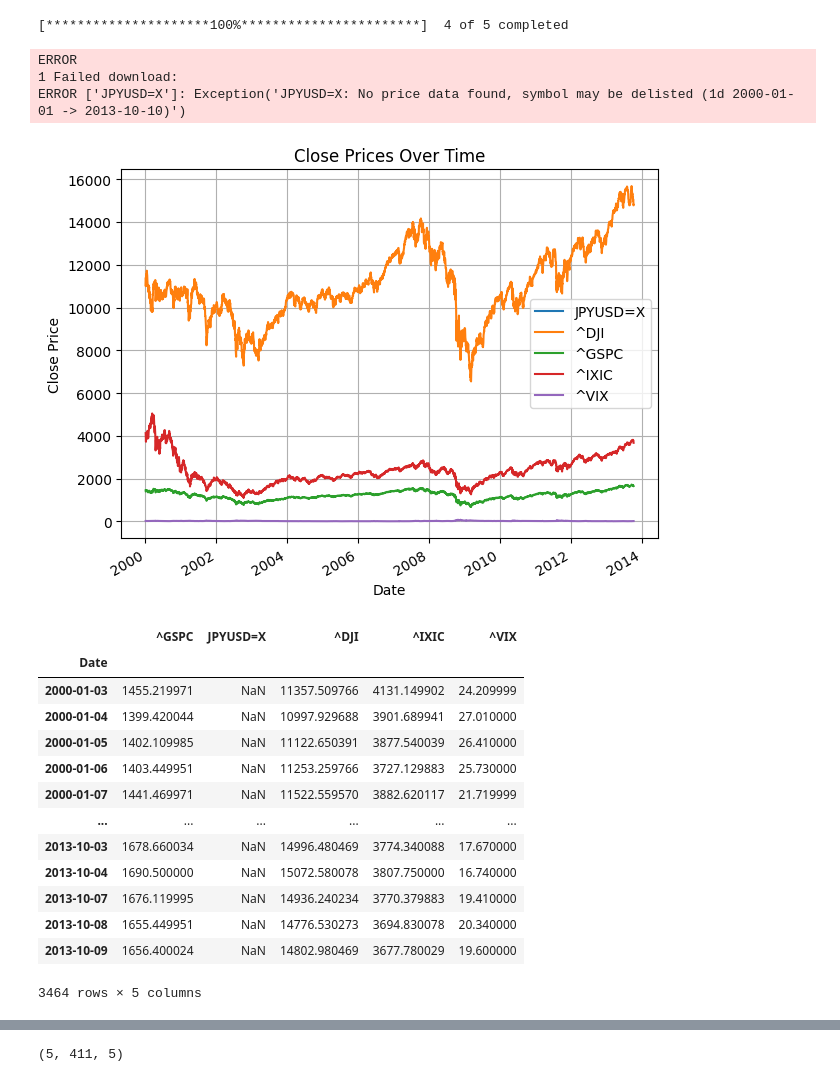
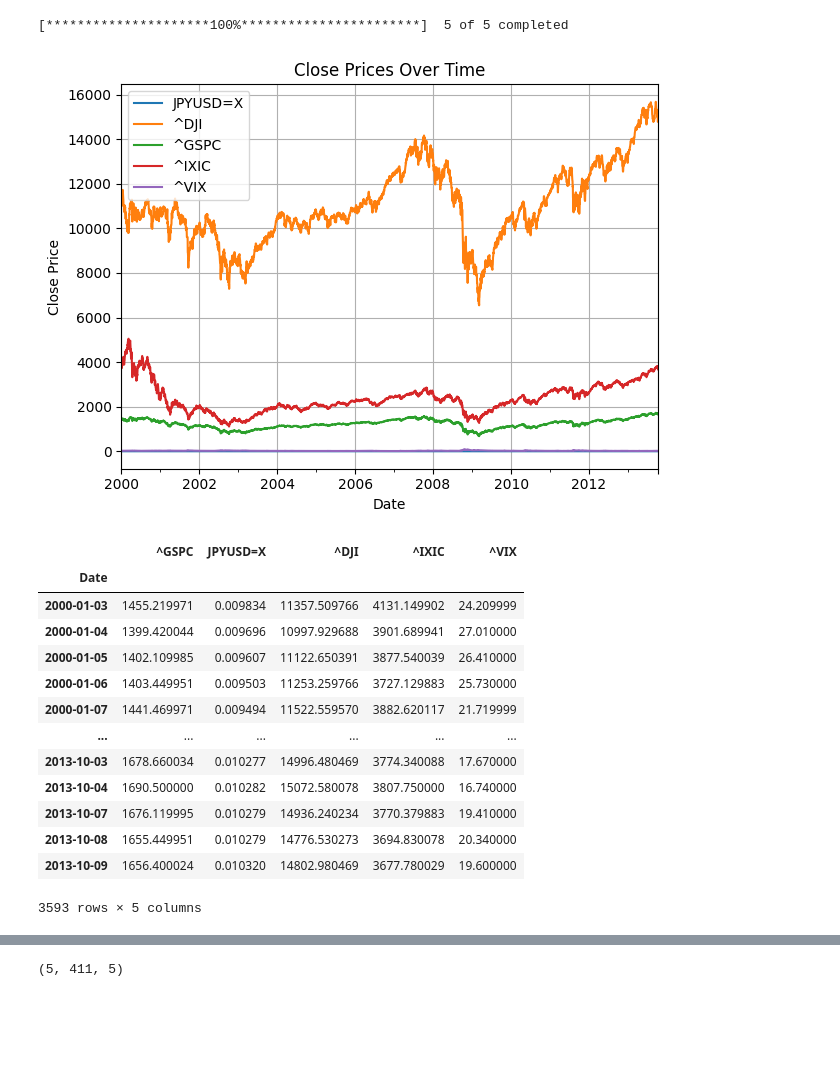
Before and after one commit to TiesHRL/DyART, a Jupyter notebook: Code/step_by_step.ipynb, the cells around one changed output, grey strips where cells are left out. Drawn from its saved outputs; the diff is of its cells as text; code cells hidden in the pictures; blank space fills up the shorter version.

Commit message:
main_code to be run, with small error on params

```diff
--- a/Code/step_by_step.ipynb
+++ b/Code/step_by_step.ipynb
@@ -88,38 +88,38 @@ import matplotlib.pyplot as plt
 def fetch_financial_data(tickers, start_date='2000-01-01', end_date='2013-10-10'):
     data = yf.download(tickers, start=start_date, end=end_date)
     return data['Close']
 
 # List of tickers
 # Replace 'TIPS_TICKER' with the actual ticker for the TIPS you are interested in
 tickers = ["^GSPC", "^IXIC", "^DJI","JPYUSD=X", "^VIX"] # , "GBPUSD=X", "EURUSD=X",
 data = fetch_financial_data(tickers)
 
 # Data cleaning: fill NaN values using forward fill method
 data_filled = data.fillna(method='ffill')
 def fill_leading_nans_with_one(series):
     first_valid = series.first_valid_index()
     if first_valid is not None:
         series[:first_valid] = 1
     return series
 # Ensure indexes match across the board
 # data_filled = data_filled.dropna()
 
 # Plot
 for column in data_filled.columns:
     data_filled[column].plot(label=column)
 plt.title("Close Prices Over Time")
 plt.xlabel("Date")
 plt.ylabel("Close Price")
 plt.legend()
 plt.grid(True)
 plt.tight_layout()
 plt.show()
+cols = ['^GSPC'] + [col for col in data_filled if col != '^GSPC']
+data_filled = data_filled[cols]
+data_filled
 # %% [output]
-[*********************100%***********************]  4 of 5 completed
+[*********************100%***********************]  5 of 5 completed
-ERROR
-1 Failed download:
-ERROR ['JPYUSD=X']: Exception('JPYUSD=X: No price data found, symbol may be delisted (1d 2000-01-01 -> 2013-10-10)')
-[figure, old version]
+[figure, new version]
 # %%
 cols = ['^GSPC'] + [col for col in data_filled if col != '^GSPC']
 data_filled = data_filled[cols]
@@ -127,18 +127,18 @@ data_filled
 # %% [output]
 |  | ^GSPC | JPYUSD=X | ^DJI | ^IXIC | ^VIX |
 | Date |  |  |  |  |  |
-| 2000-01-03 | 1455.219971 | NaN | 11357.509766 | 4131.149902 | 24.209999 |
-| 2000-01-04 | 1399.420044 | NaN | 10997.929688 | 3901.689941 | 27.010000 |
-| 2000-01-05 | 1402.109985 | NaN | 11122.650391 | 3877.540039 | 26.410000 |
-| 2000-01-06 | 1403.449951 | NaN | 11253.259766 | 3727.129883 | 25.730000 |
-| 2000-01-07 | 1441.469971 | NaN | 11522.559570 | 3882.620117 | 21.719999 |
+| 2000-01-03 | 1455.219971 | 0.009834 | 11357.509766 | 4131.149902 | 24.209999 |
+| 2000-01-04 | 1399.420044 | 0.009696 | 10997.929688 | 3901.689941 | 27.010000 |
+| 2000-01-05 | 1402.109985 | 0.009607 | 11122.650391 | 3877.540039 | 26.410000 |
+| 2000-01-06 | 1403.449951 | 0.009503 | 11253.259766 | 3727.129883 | 25.730000 |
+| 2000-01-07 | 1441.469971 | 0.009494 | 11522.559570 | 3882.620117 | 21.719999 |
 | ... | ... | ... | ... | ... | ... |
-| 2013-10-03 | 1678.660034 | NaN | 14996.480469 | 3774.340088 | 17.670000 |
-| 2013-10-04 | 1690.500000 | NaN | 15072.580078 | 3807.750000 | 16.740000 |
-| 2013-10-07 | 1676.119995 | NaN | 14936.240234 | 3770.379883 | 19.410000 |
-| 2013-10-08 | 1655.449951 | NaN | 14776.530273 | 3694.830078 | 20.340000 |
-| 2013-10-09 | 1656.400024 | NaN | 14802.980469 | 3677.780029 | 19.600000 |
+| 2013-10-03 | 1678.660034 | 0.010277 | 14996.480469 | 3774.340088 | 17.670000 |
+| 2013-10-04 | 1690.500000 | 0.010282 | 15072.580078 | 3807.750000 | 16.740000 |
+| 2013-10-07 | 1676.119995 | 0.010279 | 14936.240234 | 3770.379883 | 19.410000 |
+| 2013-10-08 | 1655.449951 | 0.010279 | 14776.530273 | 3694.830078 | 20.340000 |
+| 2013-10-09 | 1656.400024 | 0.010320 | 14802.980469 | 3677.780029 | 19.600000 |
-3464 rows × 5 columns
+3593 rows × 5 columns
 # %%
 class AutoregressiveTree:
 
```
Also changed, not shown: parts of 2 cells of this notebook, 15 other files.
